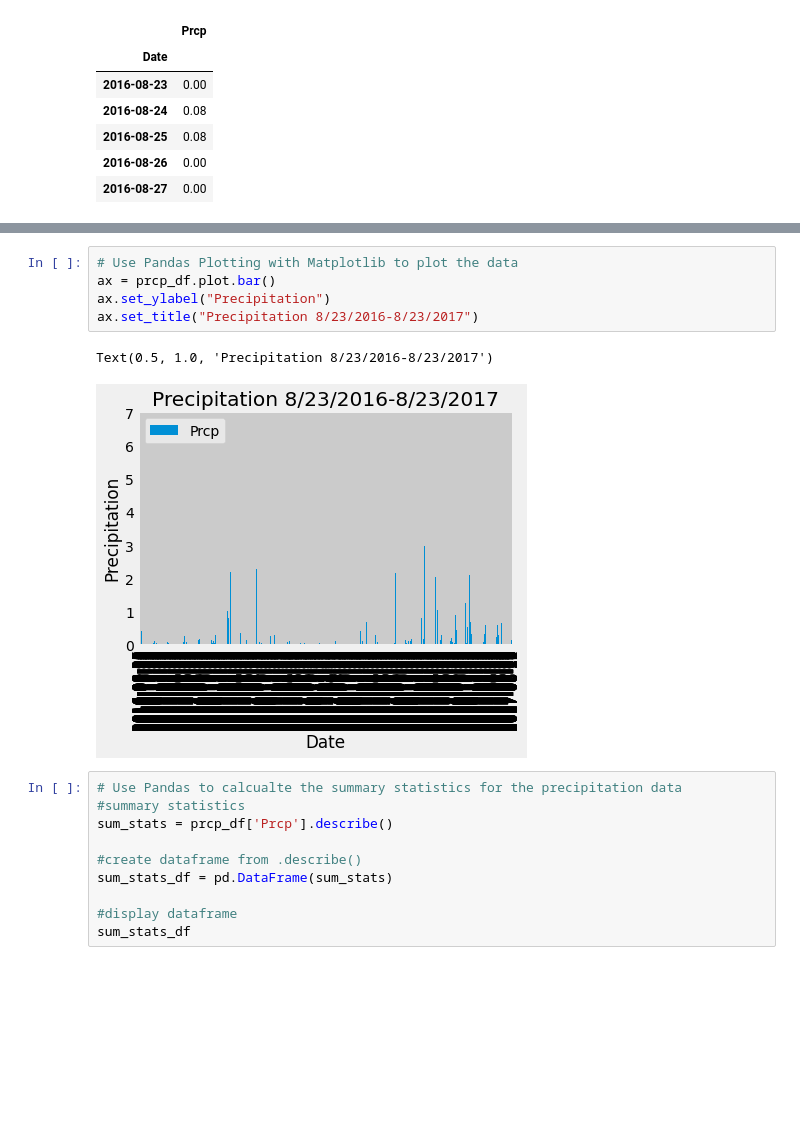
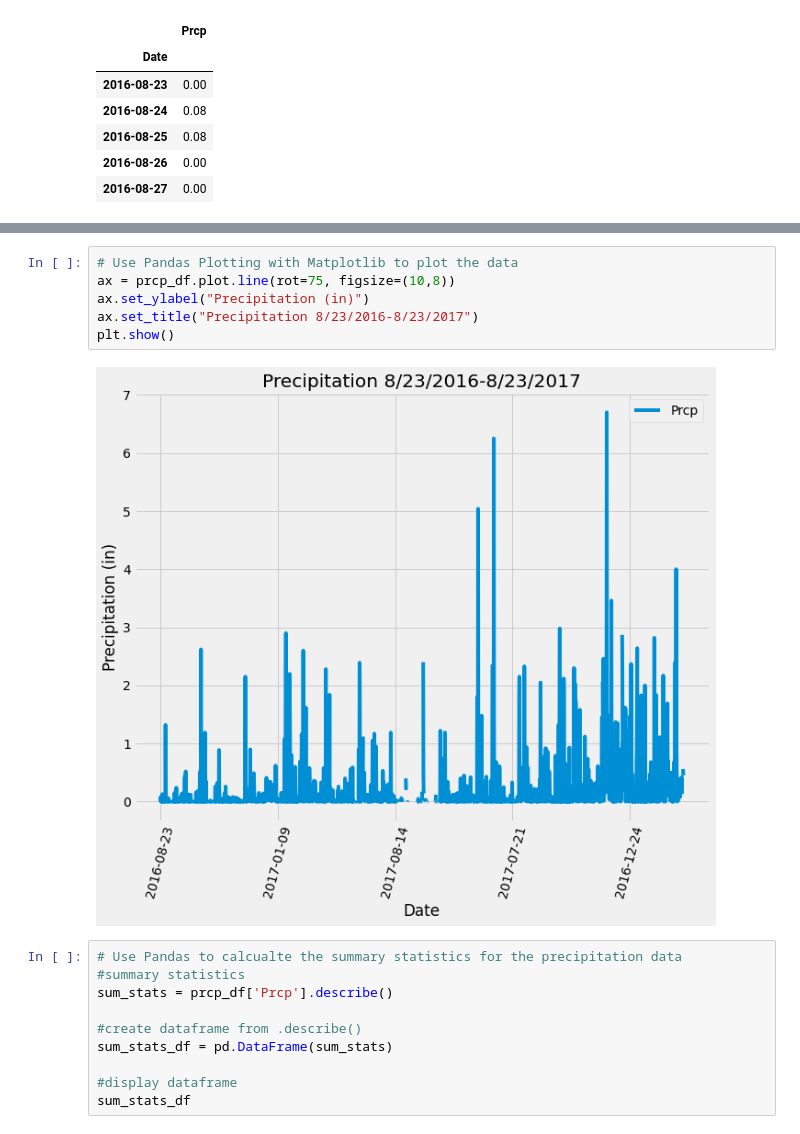
Before and after one commit to teresaflicek/sqlalchemy-challenge, a Jupyter notebook: climate_starter.ipynb, the cells around one changed output, grey strips where cells are left out. Drawn from its saved outputs; the diff is of its cells as text; blank space fills up the shorter version.

Commit message:
cleaned up code, line chart done

```diff
--- a/climate_starter.ipynb
+++ b/climate_starter.ipynb
@@ -108,11 +112,11 @@ prcp_df.head()
 # %%
 # Use Pandas Plotting with Matplotlib to plot the data
-ax = prcp_df.plot.bar()
-ax.set_ylabel("Precipitation")
+ax = prcp_df.plot.line(rot=75, figsize=(10,8))
+ax.set_ylabel("Precipitation (in)")
 ax.set_title("Precipitation 8/23/2016-8/23/2017")
+plt.show()
 # %% [output]
-Text(0.5, 1.0, 'Precipitation 8/23/2016-8/23/2017')
-[figure, old version]
+[figure, new version]
 # %%
 # Use Pandas to calcualte the summary statistics for the precipitation data
 #summary statistics
```
Also changed, not shown: parts of 1 cell of this notebook, 1 other file.
